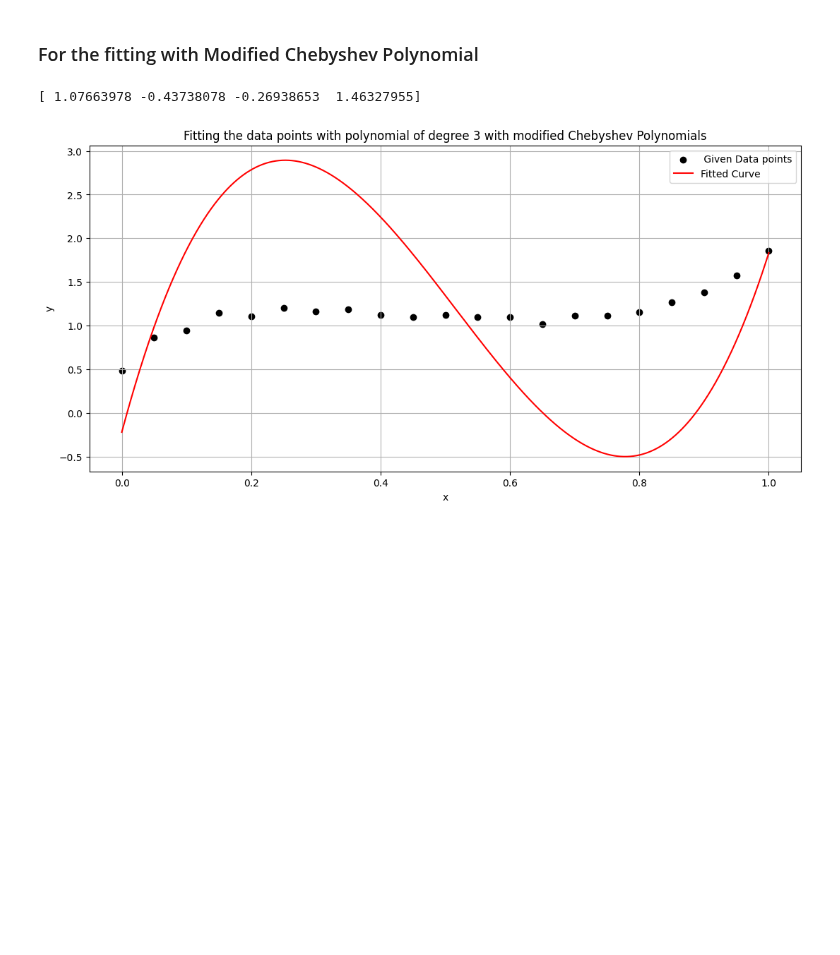
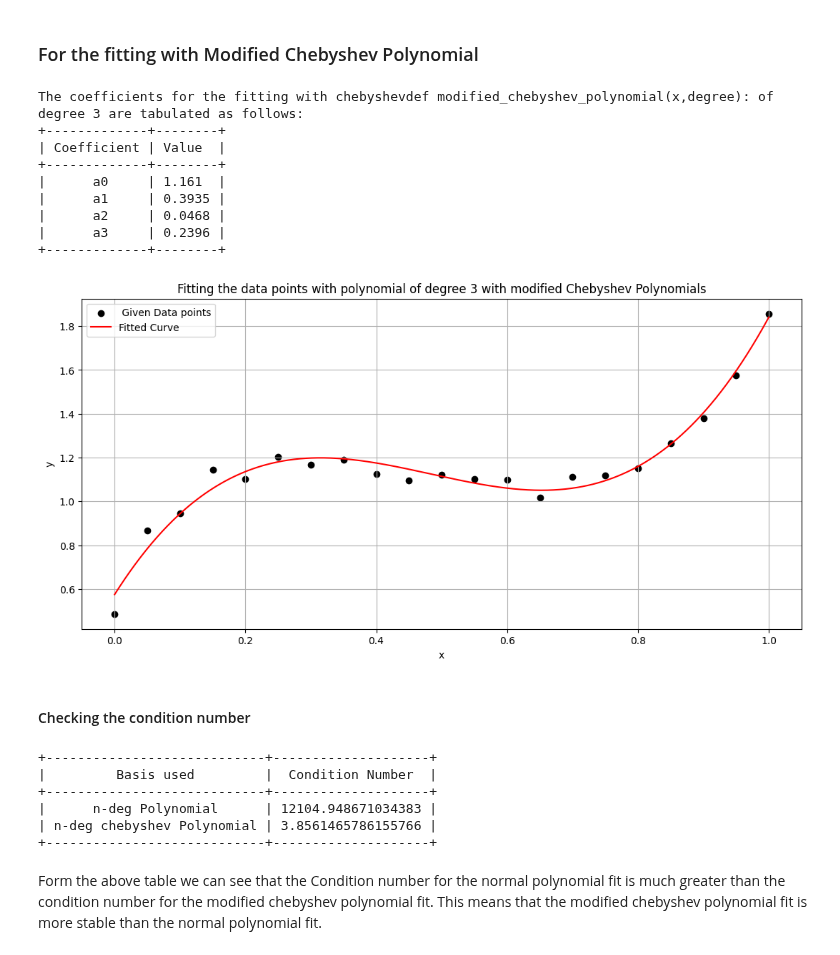
Before and after one commit to ananthapadmanabhan18/P452_Computational_Physics, a Jupyter notebook: Assignments/Assignment-3/Answers_asgn3.ipynb, the cells around one changed output. Cells and saved outputs as stored; diff of their text form; code cells hidden in the pictures; blank space fills up the shorter version.

```diff
--- a/Assignments/Assignment-3/Answers_asgn3.ipynb
+++ b/Assignments/Assignment-3/Answers_asgn3.ipynb
@@ -65,7 +72,7 @@ ylist = data[:, 1]
 Fitting with all the weights as 1
 '''
 sigma = np.ones(len(xlist))
-coeff_list = polynomial_fit(np.copy(xlist), np.copy(ylist), np.copy(sigma), 3)
+coeff_list,A_poly = polynomial_fit(np.copy(xlist), np.copy(ylist), np.copy(sigma), 3)
 
 
 from prettytable import PrettyTable
@@ -161,47 +153,80 @@ def polynomial_fit_mod_chebyshev(xlist: list,ylist: list,sigma_list: list,degree
 # %%
+'''
+Fitting the data points with the modified Chebyshev Polynomials
+'''
 def modified_chebyshev_polynomial(x,degree):
     def chebyshev_polynomial(x,degree):
         if degree == 0:
             return 1
         elif degree == 1:
             return x
         else:
             return 2*x*chebyshev_polynomial(x,degree-1) - chebyshev_polynomial(x,degree-2)
     return chebyshev_polynomial(2*x - 1,degree)
 
 
-
 def poly_fn_mod(x,coefflist):
     sum = 0
     for i in range(len(coefflist)):
         sum += coefflist[i]*modified_chebyshev_polynomial(x,i)
     return sum
 
 
-import matplotlib.pyplot as plt
+coeff_list_mod,A_mod = polynomial_fit_mod_chebyshev(np.copy(xlist), np.copy(ylist), np.copy(sigma),3)
 
 
-coeff_list_mod = polynomial_fit_mod_chebyshev(xlist, ylist, sigma, 3)
-
-
-print(coeff_list_mod)
-plt.figure(figsize=(13,6))
-plt.scatter(xlist, ylist, label=' Given Data points', color='black')
+from prettytable import PrettyTable
+print("The coefficients for the fitting with chebyshevdef modified_chebyshev_polynomial(x,degree): of degree 3 are tabulated as follows:")
+p=PrettyTable()
+table = PrettyTable()
+table.field_names = ['Coefficient', 'Value']
+for i, coeff in enumerate(coeff_list_mod):
+    table.add_row([f'a{i}', np.round(coeff,4)])
+print(table)
 
 
 
+import matplotlib.pyplot as plt
+plt.figure(figsize=(13,6))
+plt.scatter(xlist, ylist, label=' Given Data points', color='black')
 xlist_new = np.linspace(min(xlist), max(xlist), 1000)
-ylist_new = poly_fn_mod(xlist_new, coeff_list_mod)
+ylist_new = [poly_fn_mod(x,coeff_list_mod) for x in xlist_new]
 plt.plot(xlist_new, ylist_new, label='Fitted Curve', color='red')
-
-
-
 plt.xlabel('x')
 plt.ylabel('y')
 plt.title('Fitting the data points with polynomial of degree 3 with modified Chebyshev Polynomials')
 plt.grid()
 plt.legend()
 plt.show()
 # %% [output]
-[ 1.07663978 -0.43738078 -0.26938653  1.46327955]
+The coefficients for the fitting with chebyshevdef modified_chebyshev_polynomial(x,degree): of degree 3 are tabulated as follows:
++-------------+--------+
+| Coefficient | Value  |
++-------------+--------+
+|      a0     | 1.161  |
+|      a1     | 0.3935 |
+|      a2     | 0.0468 |
+|      a3     | 0.2396 |
++-------------+--------+
-[figure, old version]
+[figure, new version]
+# %% [markdown]
+#### Checking the condition number
+# %%
+CN_poly = np.linalg.cond(A_poly)
+CN_mod = np.linalg.cond(A_mod)
+
+p = PrettyTable()
+p.field_names = ['Basis used', 'Condition Number']
+p.add_row(['n-deg Polynomial', CN_poly])
+p.add_row(['n-deg chebyshev Polynomial', CN_mod])
+
+print(p)
+# %% [output]
++----------------------------+--------------------+
+|         Basis used         |  Condition Number  |
++----------------------------+--------------------+
+|      n-deg Polynomial      | 12104.948671034383 |
+| n-deg chebyshev Polynomial | 3.8561465786155766 |
++----------------------------+--------------------+
+# %% [markdown]
+Form the above table we can see that the Condition number for the normal polynomial fit is much greater than the condition number for the modified chebyshev polynomial fit. This means that the modified chebyshev polynomial fit is more stable than the normal polynomial fit.
```
Also changed, not shown: parts of 2 cells of this notebook, 3 other files.
